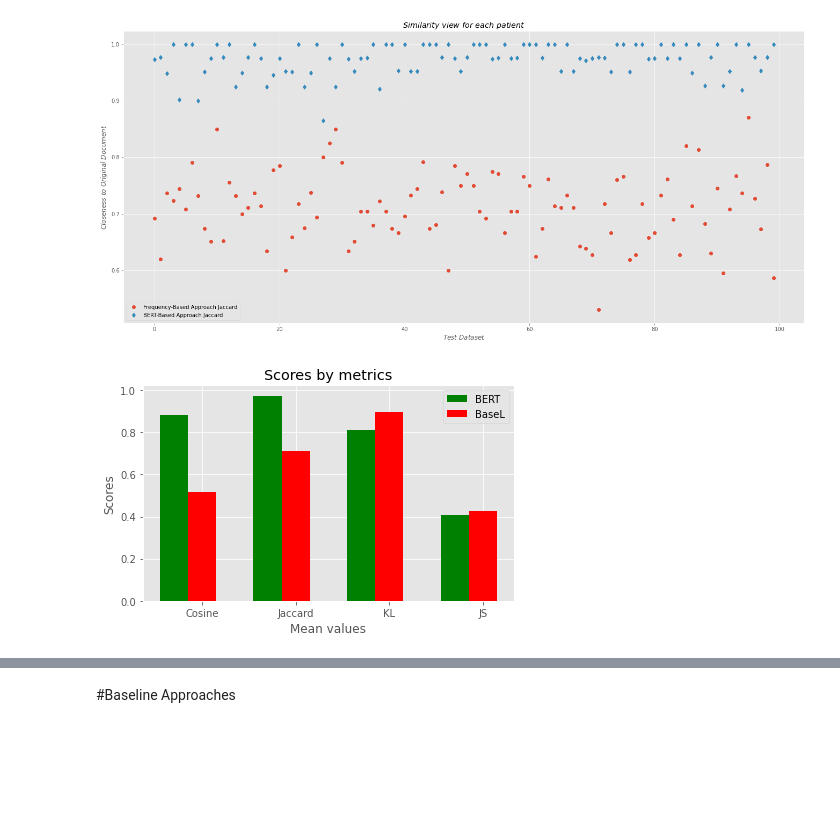
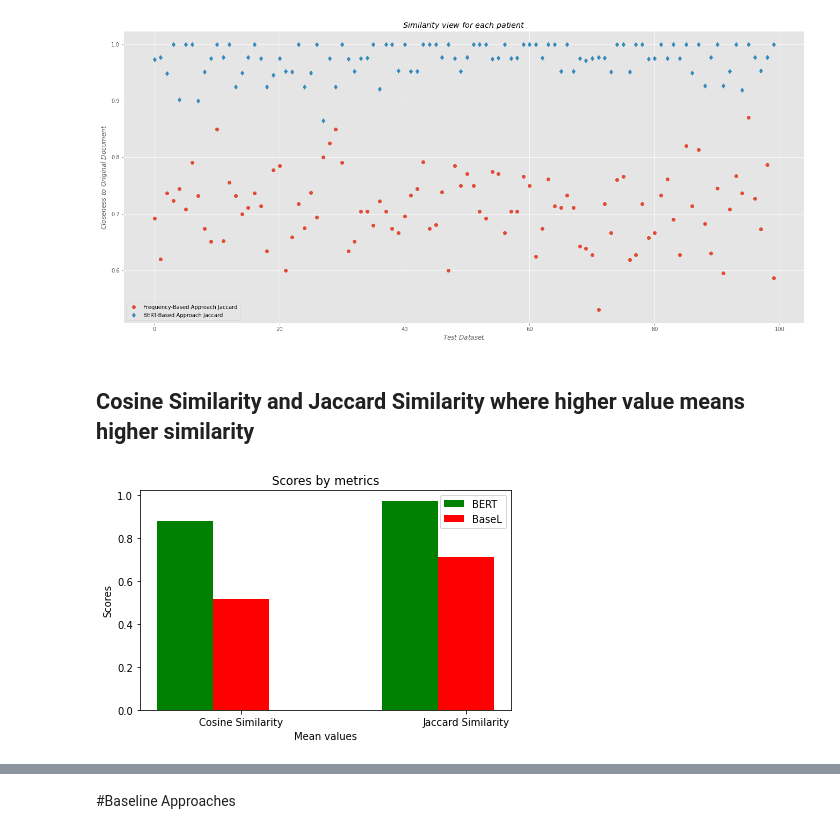
Before and after one commit to D2KLab/sumly, a Jupyter notebook: Notebooks/CosineSim.ipynb, the cells around one changed output, grey strips where cells are left out. Cells and saved outputs as stored; diff of their text form; code cells hidden in the pictures; blank space fills up the shorter version.

Commit message:
Cosine and Jaccard Similarity

```diff
--- a/Notebooks/CosineSim.ipynb
+++ b/Notebooks/CosineSim.ipynb
@@ -339,21 +339,3 @@ plt.savefig("evaluation.jpg")
 plt.show()
 # %% [output]
 [figure]
-# %%
-plt.figure(figsize=(50,10))
-plt.subplot(121)
-plt.style.use('ggplot')
-
-plt.plot(Cos_freq,'y',label= "Frequency-Based Approach Cosine")
-plt.plot(Bert_freq,'g',label="BERT-Based Approach Cosine")
-plt.plot(kld_freq,'r',label= "Frequency-Based Approach KL")
-plt.plot(kld_bert,'b',label="BERT-Based Approach KL")
-plt.plot(jsd_freq,'m',label= "Frequency-Based Approach JS")
-plt.plot(jsd_bert,'c',label="BERT-Based Approach JS")
-plt.plot(Jac_bert,'k',label="BERT-Based Approach Jac")
-plt.xlabel("$Test\ Dataset$")
-plt.ylabel("$Closeness\ to\ Original\ Document$")
-plt.title("$All\  $")
-plt.legend()
-plt.savefig("evaluation.jpg")
-plt.show()
@@ -391,38 +371,41 @@ plt.savefig("evaluation.jpg")
 plt.show()
 # %% [output]
 [figure]
+# %% [markdown]
+## Cosine Similarity and Jaccard Similarity where higher value means higher similarity
 # %%
+#Cosine Similarity and Jaccard Similarity where higher value means higher similarity
 import numpy as np
 import matplotlib.pyplot as plt
 
 # data to plot
-n_groups = 4
-means_frank = (0.8818592740671816, 0.9738193004858229, 0.8087344779115722, 0.40649206809258753 )
-means_guido = (0.5183568252729241, 0.7110881871149561, 0.89469311272323143, 0.42582082596884774)
+n_groups = 2
+means_frank = (0.8818592740671816, 0.9738193004858229)
+means_guido = (0.5183568252729241, 0.7110881871149561)
 
 # create plot
 fig, ax = plt.subplots()
 index = np.arange(n_groups)
-bar_width = 0.30
+bar_width = 0.25
 opacity = 1
 
 rects1 = plt.bar(index, means_frank, bar_width,
 alpha=opacity,
 color='g',
 label='BERT')
 
 rects2 = plt.bar(index + bar_width, means_guido, bar_width,
 alpha=opacity,
 color='r',
 label='BaseL')
 
 plt.xlabel('Mean values')
 plt.ylabel('Scores')
 plt.title('Scores by metrics')
-plt.xticks(index + bar_width, ('Cosine', 'Jaccard', 'KL', 'JS'))
+plt.xticks(index + bar_width, ('Cosine Similarity', 'Jaccard Similarity' ))
 plt.legend()
 
 plt.tight_layout()
 plt.show()
 # %% [output]
-[figure, old version]
+[figure, new version]
```
Also changed, not shown: parts of 7 cells of this notebook.
